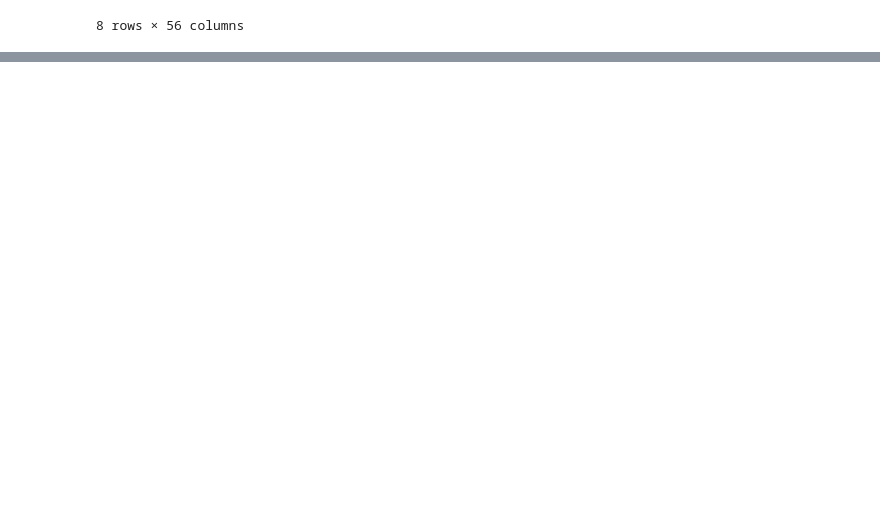
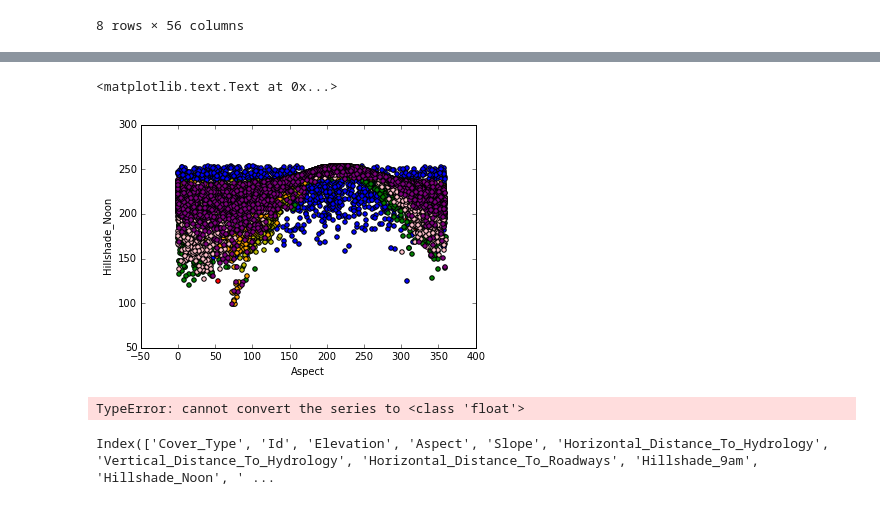
Before and after one commit to rshipskind/forest_cover_type_prediction, a Jupyter notebook: forest_exploration.ipynb, the cells around one changed output, grey strips where cells are left out. Drawn from its saved outputs; the diff is of its cells as text; code cells hidden in the pictures; blank space fills up the shorter version.

```diff
--- a/forest_exploration.ipynb
+++ b/forest_exploration.ipynb
@@ -125,0 +100,13 @@ train_set.corr()
+# %%
+plt.scatter(spruce.Aspect, spruce.Hillshade_Noon, c = 'r')
+plt.scatter(lodgepoll.Aspect, spruce.Hillshade_Noon, c = 'b')
+plt.scatter(ponderosa.Aspect, ponderosa.Hillshade_Noon, c = 'g')
+plt.scatter(cottonwood.Aspect, cottonwood.Hillshade_Noon, c = 'y')
+plt.scatter(aspen.Aspect, aspen.Hillshade_Noon, c = 'orange')
+plt.scatter(douglas.Aspect, douglas.Hillshade_Noon, c = 'pink')
+plt.scatter(krummholz.Aspect, krummholz.Hillshade_Noon, c = 'purple')
+plt.xlabel('Aspect')
+plt.ylabel('Hillshade_Noon')
+# %% [output]
+<matplotlib.text.Text at 0x...>
+[figure, added]
@@ -125,0 +116,4 @@ train_set.corr()
+# %%
+Distance_To_Hydrology = hypot(train_set.Vertical_Distance_To_Hydrology, train_set.Horizontal_Distance_To_Hydrology)
+# %% [output]
+TypeError: cannot convert the series to <class 'float'>
@@ -125,0 +122,4 @@ train_set.corr()
+# %%
+train_set.columns
+# %% [output]
+Index(['Cover_Type', 'Id', 'Elevation', 'Aspect', 'Slope', 'Horizontal_Distance_To_Hydrology', 'Vertical_Distance_To_Hydrology', 'Horizontal_Distance_To_Roadways', 'Hillshade_9am', 'Hillshade_Noon', ' ...
```
Also changed, not shown: parts of 10 cells of this notebook, 1 other file.
